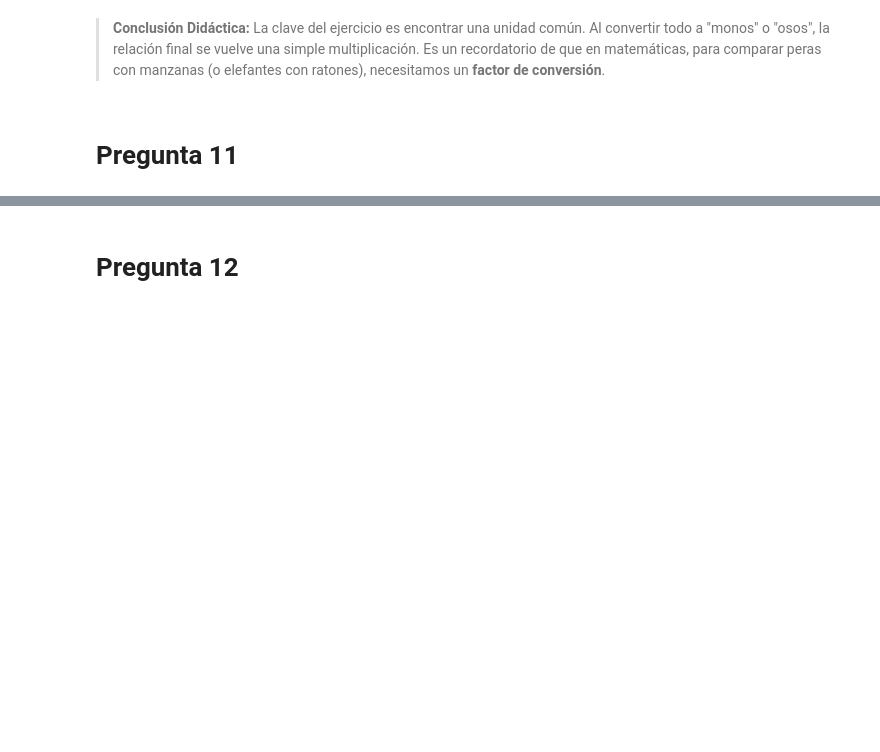
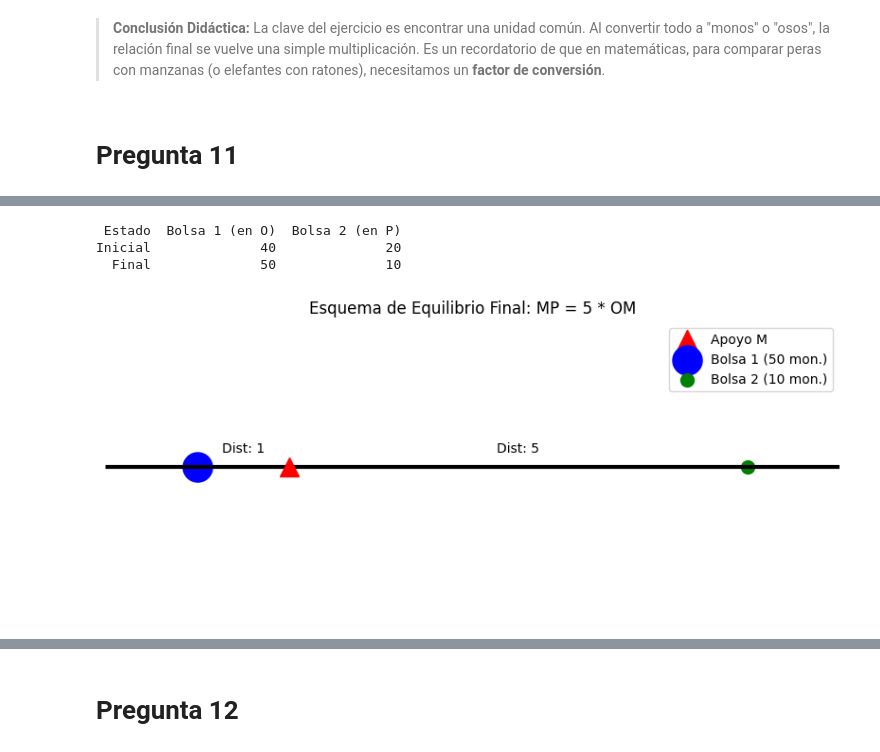
Before and after one commit to marco-canas/camino-udea, a Jupyter notebook: 4_esquemas_proporcionalidad/clase_06_compen_aditivas_y_multipli/clase_6_compensaciones_aditivas_y_multiplicativas.ipynb, the cells around one changed output, grey strips where cells are left out. Cells and saved outputs as stored; diff of their text form; code cells hidden in the pictures; blank space fills up the shorter version.

```diff
--- a/4_esquemas_proporcionalidad/clase_06_compen_aditivas_y_multipli/clase_6_compensaciones_aditivas_y_multiplicativas.ipynb
+++ b/4_esquemas_proporcionalidad/clase_06_compen_aditivas_y_multipli/clase_6_compensaciones_aditivas_y_multiplicativas.ipynb
@@ -972,0 +912,43 @@ fig.show()
+# %%
+import pandas as pd
+import matplotlib.pyplot as plt
+
+# Datos de las bolsas
+df = pd.DataFrame({
+    'Estado': ['Inicial', 'Final'],
+    'Bolsa 1 (en O)': [40, 50],
+    'Bolsa 2 (en P)': [20, 10]
+})
+
+print(df.to_string(index=False))
+
+# Visualización de la Palanca en equilibrio Final
+dist_OM = 1  # Unidad arbitraria
+dist_MP = 5  # Basado en el cálculo anterior
+
+plt.figure(figsize=(10, 4))
+# Dibujar la barra
+plt.axhline(0, color='black', linewidth=3)
+# Punto de apoyo M
+plt.plot(0, 0, '^', markersize=15, color='red', label='Apoyo M')
+
+# Bolsas (representadas por puntos con tamaño proporcional al peso)
+plt.scatter(-dist_OM, 0, s=500, color='blue', label='Bolsa 1 (50 mon.)')
+plt.scatter(dist_MP, 0, s=100, color='green', label='Bolsa 2 (10 mon.)')
+
+# Etiquetas de distancias
+plt.annotate(f'Dist: {dist_OM}', xy=(-dist_OM/2, 0.1), ha='center')
+plt.annotate(f'Dist: {dist_MP}', xy=(dist_MP/2, 0.1), ha='center')
+
+plt.title('Esquema de Equilibrio Final: MP = 5 * OM')
+plt.xlim(-2, 6)
+plt.ylim(-1, 1)
+plt.axis('off')
+plt.legend()
+plt.savefig(r"C:\Users\marco\Downloads\equilibrio_final_palanca.png")
+plt.show()
+# %% [output]
+ Estado  Bolsa 1 (en O)  Bolsa 2 (en P)
+Inicial              40              20
+  Final              50              10
+[figure, added]
```
Also changed, not shown: parts of 22 cells of this notebook, 13 other files.
